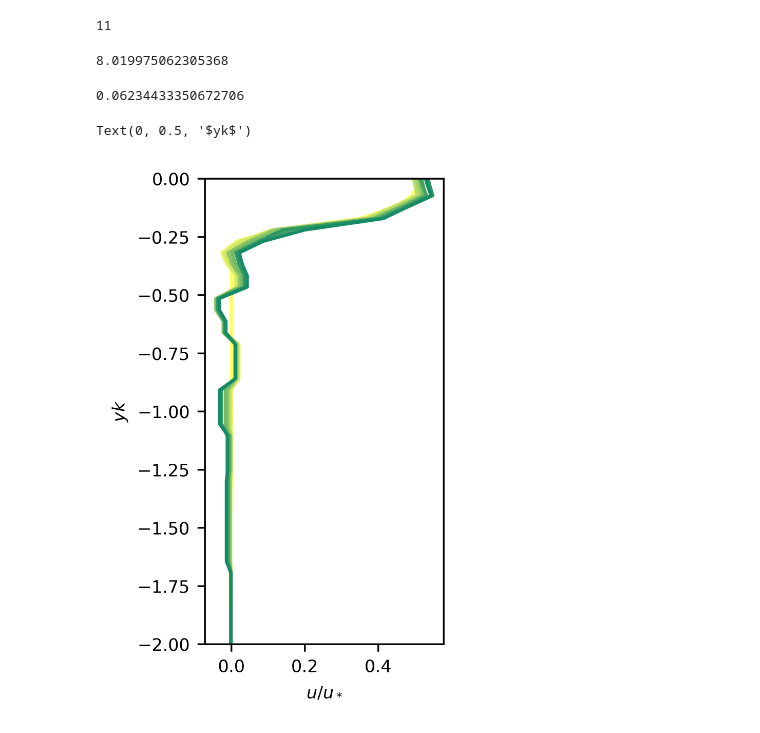
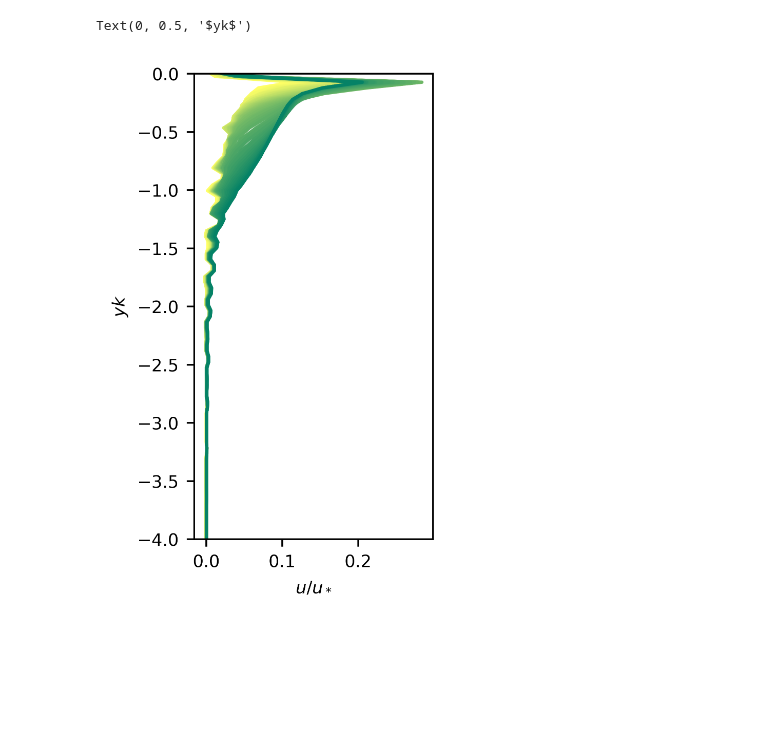
Before and after one commit to DeikeLab/jiarongw-postprocessing, a Jupyter notebook: jupyter_notebook/project_specific/turbulence/WaveCoherent.ipynb, the cells around one changed output. Drawn from its saved outputs; the diff is of its cells as text; code cells hidden in the pictures; blank space fills up the shorter version.

```diff
--- a/jupyter_notebook/project_specific/turbulence/WaveCoherent.ipynb
+++ b/jupyter_notebook/project_specific/turbulence/WaveCoherent.ipynb
@@ -170,14 +322,0 @@ pickle restored!
-# %%
-np.size(case.tsimu)
-np.size(case.phase['t'])
-len(case.ux_2D)
-# %% [output]
-11
-# %%
-case3.wave.omega
-# %% [output]
-8.019975062305368
-# %%
-0.5*0.25*4/case3.wave.omega
-# %% [output]
-0.06234433350672706
@@ -184,15 +361,32 @@ case3.wave.omega
+# %%
+""" Plot the drift layer in a wave following coord. """
+plt.figure(figsize=[2,4])
+case = case2
+case.yarray = np.linspace(0,case.L0,case.N,endpoint=False)+case.L0/2**case.N/2
+case.u_drift = np.zeros(len(case.ux_2D)) # Array of the maximum drift velocity at different time
+for i in tqdm(range(0,len(case.ux_2D))):
+    eta = np.roll(np.average(case.phase['eta'][i], axis=0), -case.phase['idx'][i], axis=0) - 1
+#     ux_2D_water = case.ux_2D[i]*case.f_2D[i]**10
+    ux_2D_water, zgrid = water_profile_new(case.ux_2D[i]*case.f_2D[i]**10, case=case, eta=eta)
+#     ux_2D_water = water_profile_new(case.ux_2D[i]*case.f_2D[i]**10, case=case)
+    u_1D = np.average(ux_2D_water, axis=0)
+    case.u_drift[i] = u_1D.max()
+    plt.plot(u_1D/case.ustar, (case.yarray-1)*case.k, color=plt.cm.get_cmap('summer')(1-i/len(case.ux_2D)))
+plt.ylim([-4,0])
+plt.xlabel(r'$u/u_*$'); plt.ylabel(r'$yk$')
+# %% [output]
+Text(0, 0.5, '$yk$')
+[figure, added]
 # %%
+""" OLD: Plot the drift layer. NOTICE: not wave coherent yet. (Eulerian mean) """
 plt.figure(figsize=[2,4])
-case = case3
+case = case2
 case.yarray = np.linspace(0,case.L0,case.N,endpoint=False)+case.L0/2**case.N/2
 for i in tqdm(range(len(case.ux_2D))):
     u_1D = np.average(case.ux_2D[i]*case.f_2D[i]**10, axis=0)
     plt.plot(u_1D/case.ustar, (case.yarray-1)*case.k, color=plt.cm.get_cmap('summer')(1-i/len(case.ux_2D)))
 plt.ylim([-2,0])
 plt.xlabel(r'$u/u_*$'); plt.ylabel(r'$yk$')
-# %% [output]
-Text(0, 0.5, '$yk$')
-[figure, removed]
 # %%
 """ Compute the phase average and the horizontal average.
     case.uy_2D_phaseaver-case.uy_2D_horizaver is the wave coherent part.
```
Also changed, not shown: parts of 23 cells of this notebook, 24 other files.
